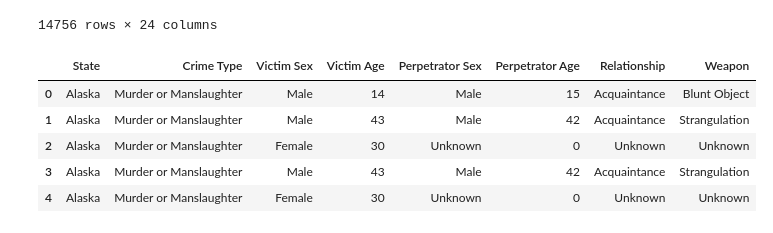
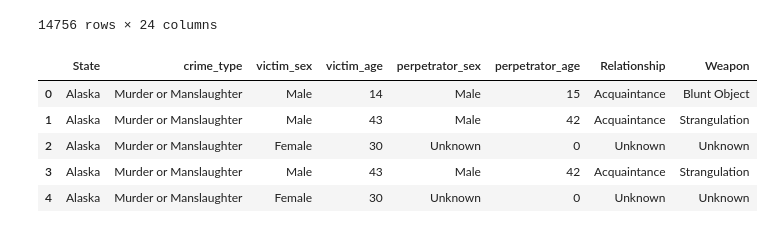
Before and after one commit to jthaker/ETL, a Jupyter notebook: etl.ipynb, the cells around one changed output. Drawn from its saved outputs; the diff is of its cells as text; code cells hidden in the pictures.

```diff
--- a/etl.ipynb
+++ b/etl.ipynb
@@ -28,9 +28,17 @@ filedf.loc[filedf['Year'] == 2011]
 14756 rows × 24 columns
 # %%
 cleanfiledf = filedf.loc[:, ["State", "Crime Type", "Victim Sex", "Victim Age", "Perpetrator Sex", "Perpetrator Age", "Relationship", "Weapon"]]
+
+#rename columns
+cleanfiledf = cleanfiledf.rename(columns={"Crime Type": "crime_type",
+                                                          "Victim Sex": "victim_sex",
+                                                          "Victim Age": "victim_age",
+                                                        "Perpetrator Sex":"perpetrator_sex",
+                                                         "Perpetrator Age": "perpetrator_age"})
+
 cleanfiledf.head()
 # %% [output]
-|  | State | Crime Type | Victim Sex | Victim Age | Perpetrator Sex | Perpetrator Age | Relationship | Weapon |
+|  | State | crime_type | victim_sex | victim_age | perpetrator_sex | perpetrator_age | Relationship | Weapon |
 | 0 | Alaska | Murder or Manslaughter | Male | 14 | Male | 15 | Acquaintance | Blunt Object |
 | 1 | Alaska | Murder or Manslaughter | Male | 43 | Male | 42 | Acquaintance | Strangulation |
 | 2 | Alaska | Murder or Manslaughter | Female | 30 | Unknown | 0 | Unknown | Unknown |
```
Also changed, not shown: parts of 9 cells of this notebook, 5 other files.
